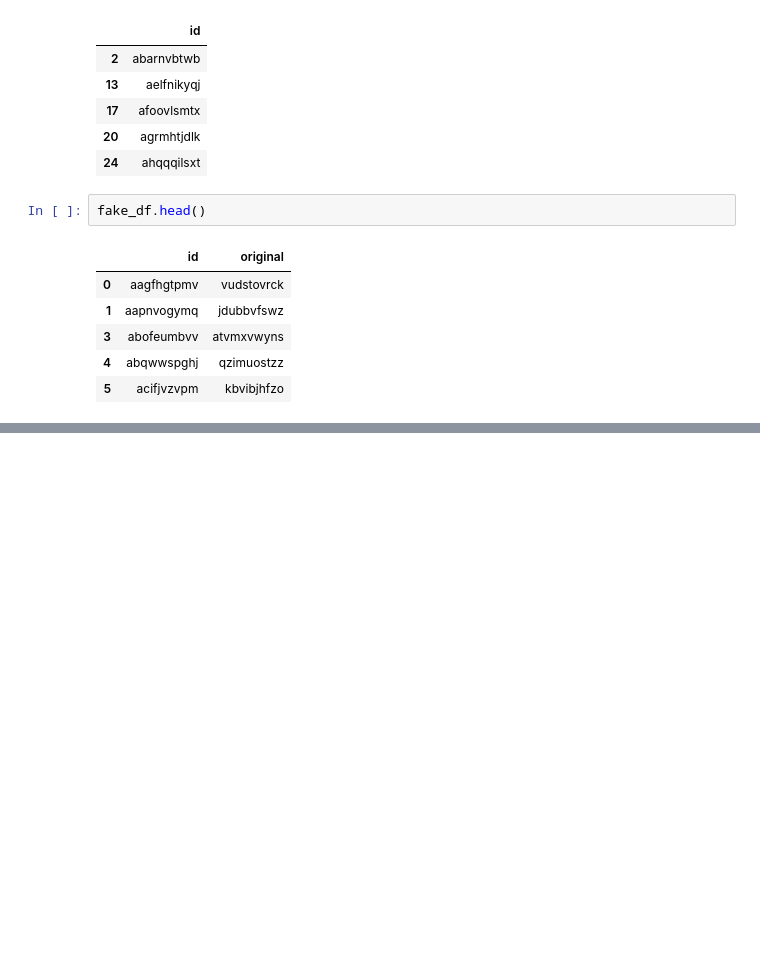
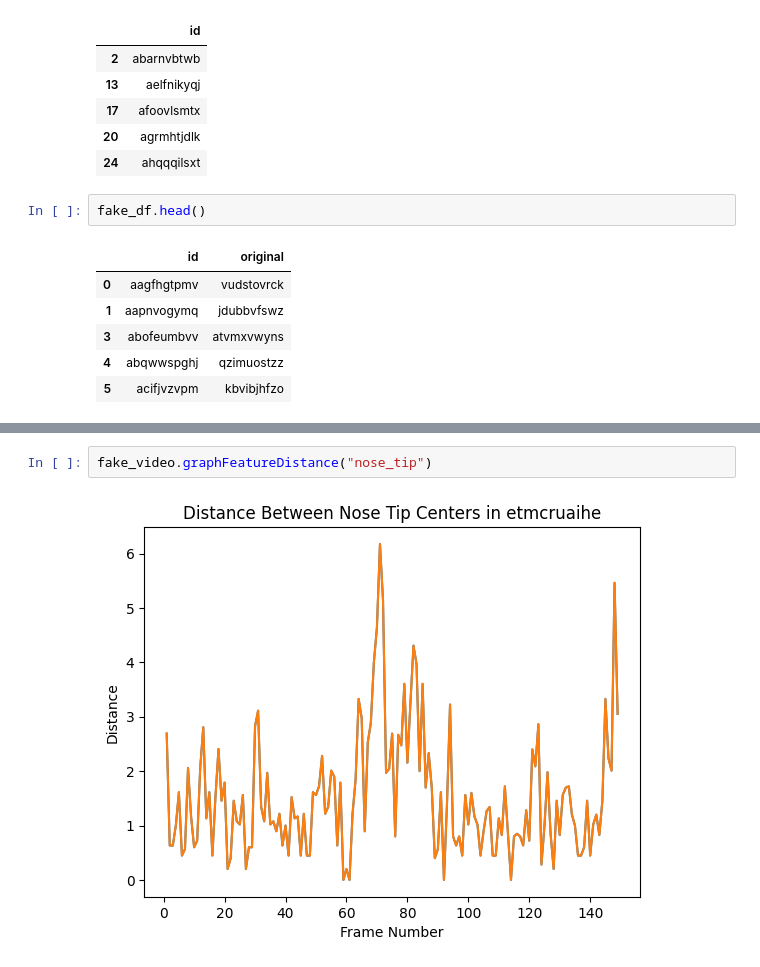
Before and after one commit to belalmn/Deepfake-Detection-Capstone, a Jupyter notebook: sandbox.ipynb, the cells around one changed output, grey strips where cells are left out. Cells and saved outputs as stored; diff of their text form; blank space fills up the shorter version.

```diff
--- a/sandbox.ipynb
+++ b/sandbox.ipynb
@@ -74,0 +71,4 @@ original_video.drawFaceLandmarkDifference(1, fake_video)
+# %%
+fake_video.graphFeatureDistance("nose_tip")
+# %% [output]
+[figure, added]
```
Also changed, not shown: parts of 26 cells of this notebook, 5 other files.
